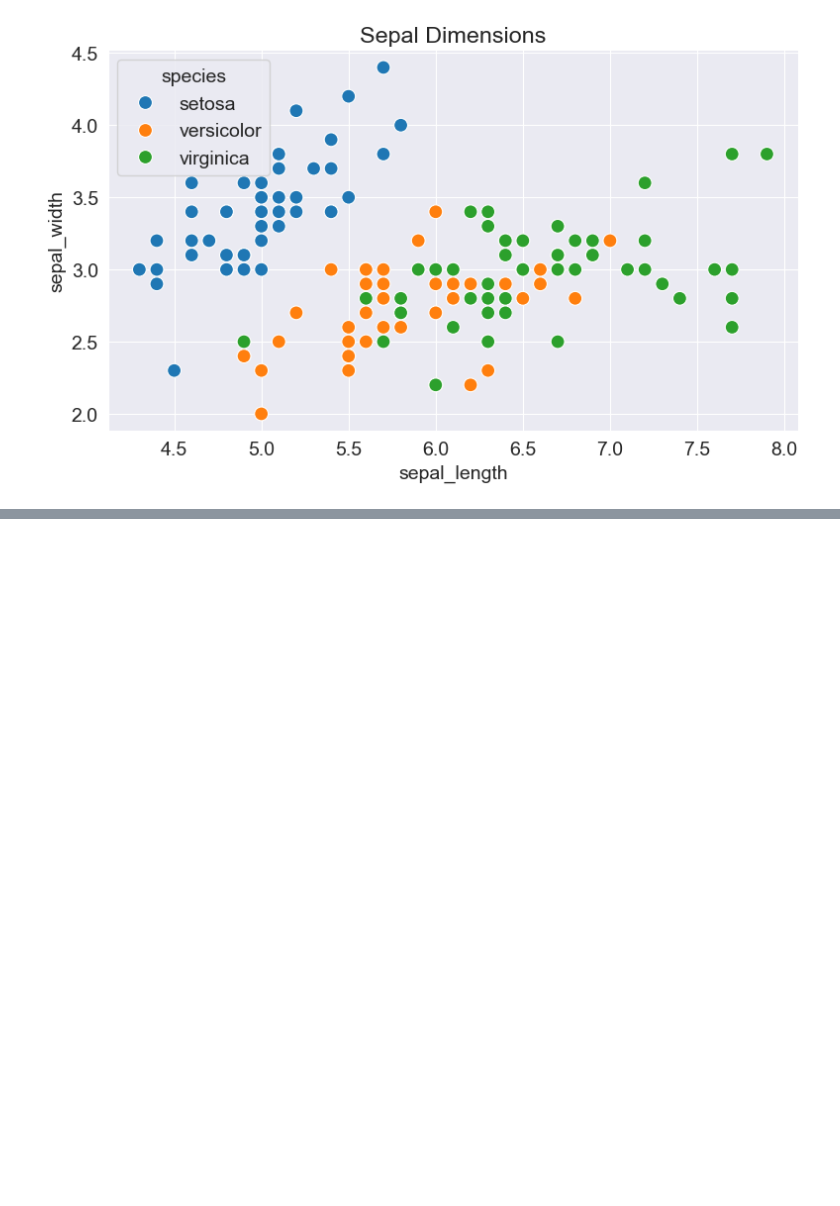
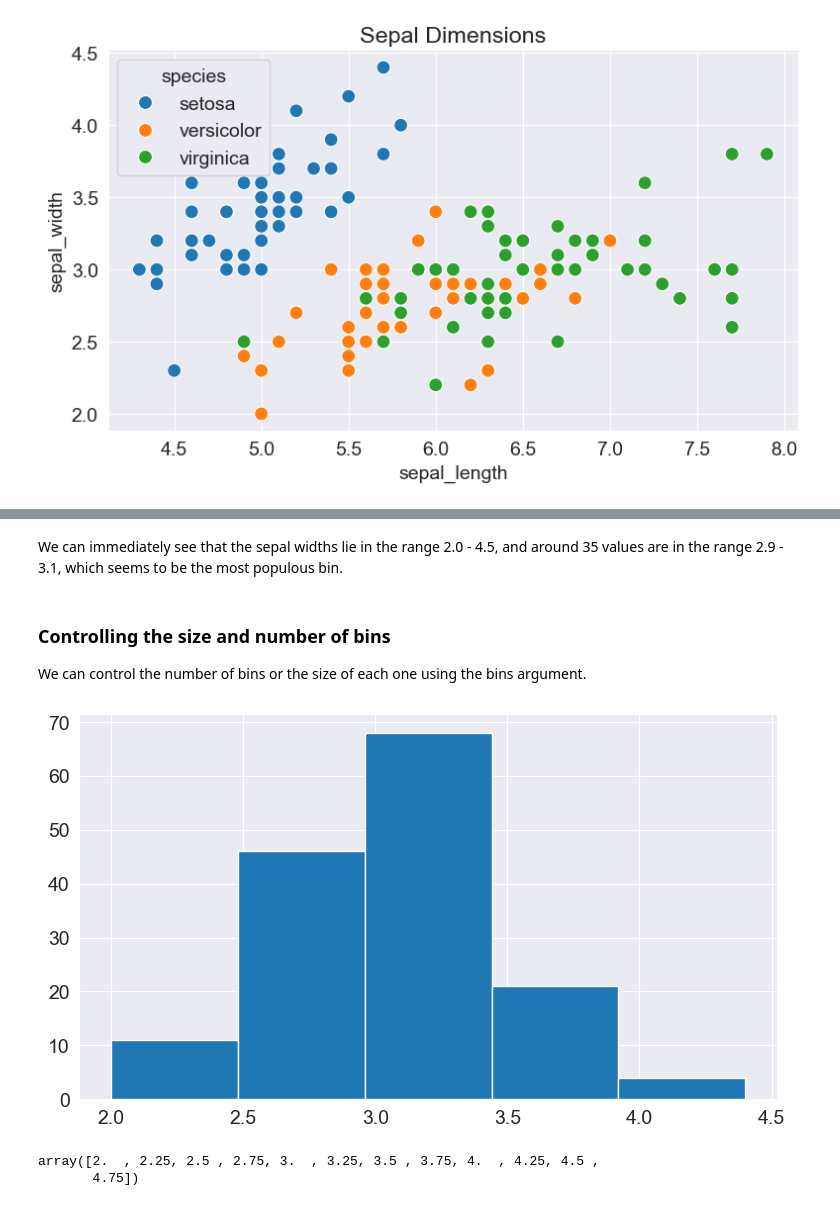
Before and after one commit to MitulPatil/Data-Analysis-with-Python, a Jupyter notebook: MatplotSeaborn.ipynb, the cells around one changed output, grey strips where cells are left out. Saved outputs shown, nothing was run; the diff lists cells and outputs as text; code cells hidden in the pictures; blank space fills up the shorter version.

```diff
--- a/MatplotSeaborn.ipynb
+++ b/MatplotSeaborn.ipynb
@@ -306,0 +348,17 @@ sns.scatterplot(x='sepal_length',
+# %% [markdown]
+We can immediately see that the sepal widths lie in the range 2.0 - 4.5, and around 35 values are in the range 2.9 - 3.1, which seems to be the most populous bin.
+# %% [markdown]
+### Controlling the size and number of bins
+
+We can control the number of bins or the size of each one using the bins argument.
+# %%
+# Specifying the number of bins
+plt.hist(flowers_df.sepal_width, bins=5);
+# %% [output]
+[figure, added]
+# %%
+import numpy as np
+np.arange(2, 5, 0.25)
+# %% [output]
+array([2.  , 2.25, 2.5 , 2.75, 3.  , 3.25, 3.5 , 3.75, 4.  , 4.25, 4.5 ,
+       4.75])
```
Also changed, not shown: parts of 8 cells of this notebook.
